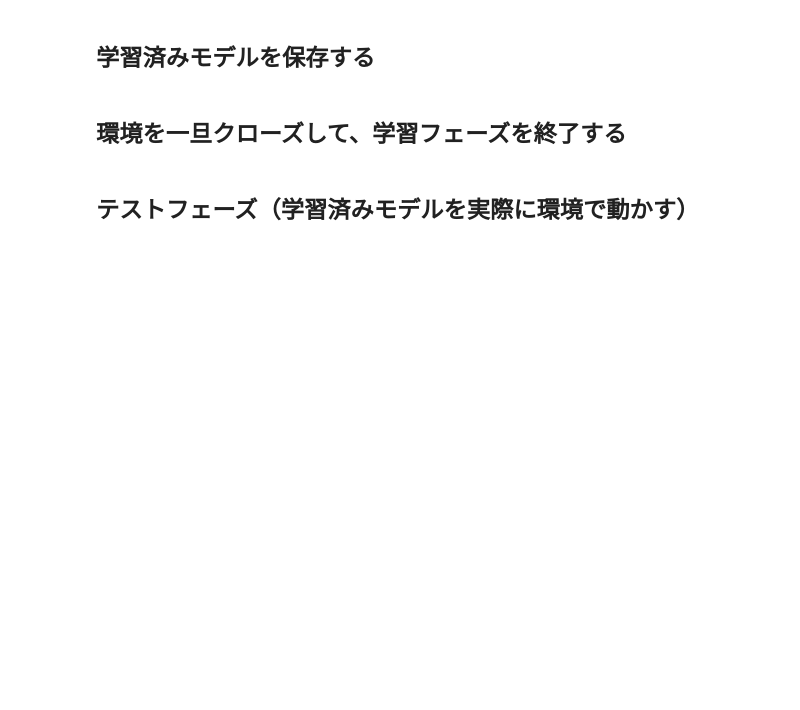
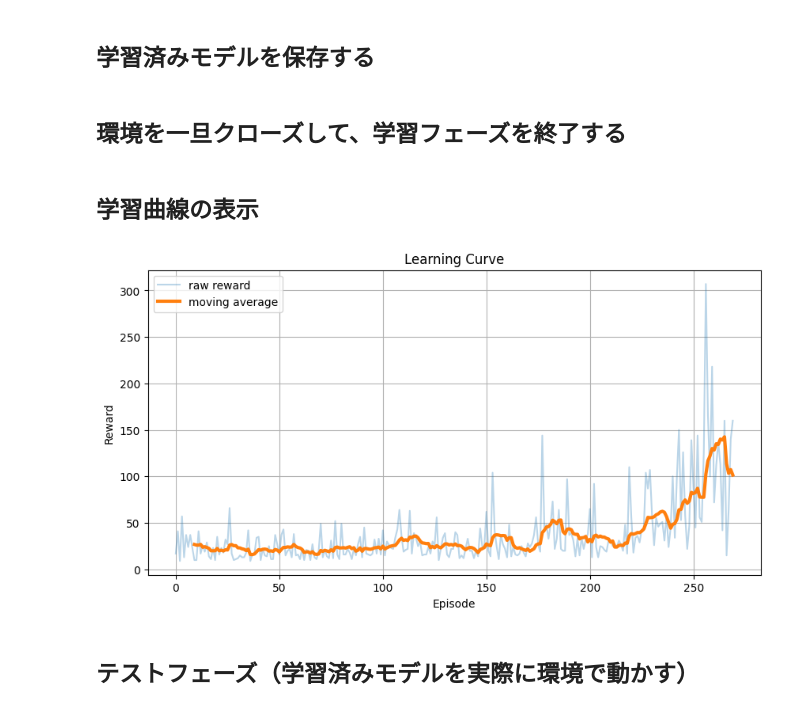
Before and after one commit to juniti-y/RLseminar, a Jupyter notebook: GymDemo01.ipynb, the cells around one changed output. Saved outputs shown, nothing was run; the diff lists cells and outputs as text; code cells hidden in the pictures; blank space fills up the shorter version.

```diff
--- a/GymDemo01.ipynb
+++ b/GymDemo01.ipynb
@@ -91,6 +118,42 @@ model.save("ppo_cartpole")
 ## 環境を一旦クローズして、学習フェーズを終了する
 # %%
 env.close()
+# %% [markdown]
+## 学習曲線の表示
+# %%
+# monitor.csv を読み込む
+df = pd.read_csv(
+    "./logs/monitor.csv",
+    skiprows=1
+)
+
+# 移動平均を計算
+reward_smooth = df["r"].rolling(window=10).mean()
+
+# グラフ描画
+plt.figure(figsize=(10,5))
+
+# 生データ
+plt.plot(
+    df["r"],
+    alpha=0.3,
+    label="raw reward"
+)
+
+# 移動平均
+plt.plot(
+    reward_smooth,
+    linewidth=3,
+    label="moving average"
+)
+plt.xlabel("Episode")
+plt.ylabel("Reward")
+plt.title("Learning Curve")
+plt.legend()
+plt.grid()
+plt.show()
+# %% [output]
+[figure, added]
 # %% [markdown]
 ## テストフェーズ（学習済みモデルを実際に環境で動かす）
 # %%
```
Also changed, not shown: parts of 6 cells of this notebook.
